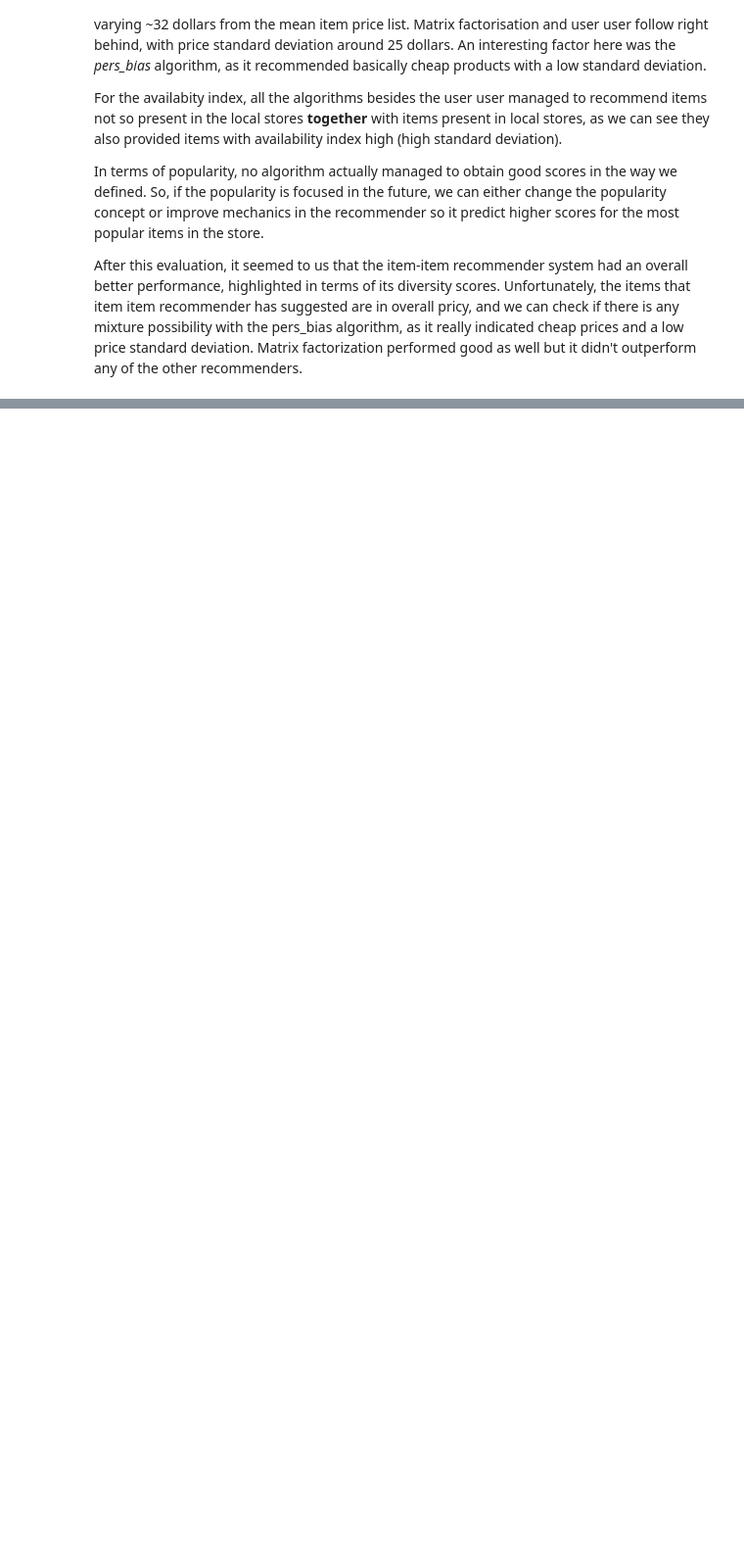
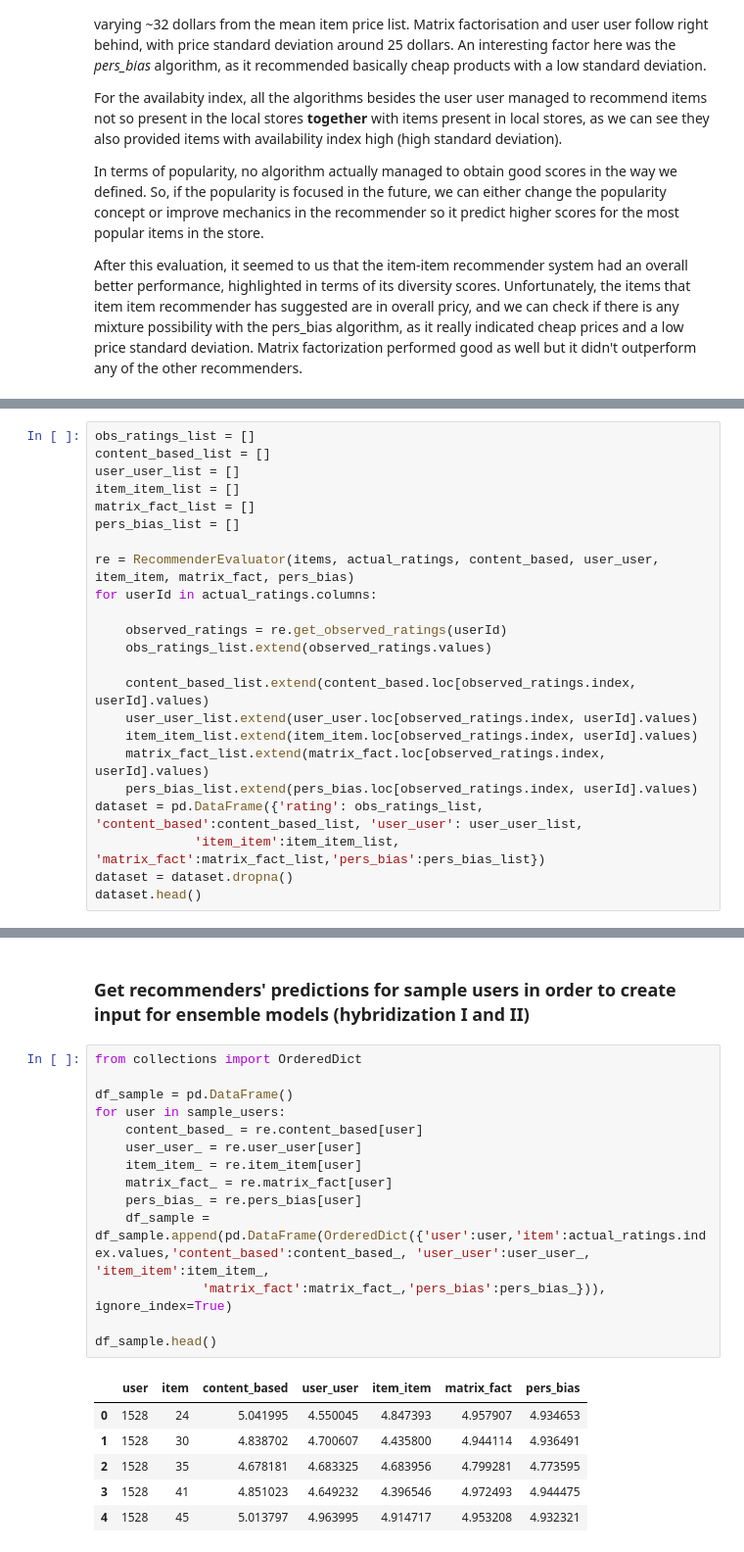
Before and after one commit to caiomiyashiro/RecommenderSystemsNotebooks, a Jupyter notebook: Month 5 Part I - Capstone Assignment II - Metrics Calculation.ipynb, the cells around one changed output, grey strips where cells are left out. Shown at 98% size. Cells and saved outputs as stored; diff of their text form; blank space fills up the shorter version.

```diff
--- a/Month 5 Part I - Capstone Assignment II - Metrics Calculation.ipynb
+++ b/Month 5 Part I - Capstone Assignment II - Metrics Calculation.ipynb
@@ -396,0 +470,23 @@ After this evaluation, it seemed to us that the item-item recommender system had
+# %%
+obs_ratings_list = []
+content_based_list = []
+user_user_list = []
+item_item_list = []
+matrix_fact_list = []
+pers_bias_list = []
+
+re = RecommenderEvaluator(items, actual_ratings, content_based, user_user, item_item, matrix_fact, pers_bias)
+for userId in actual_ratings.columns:
+
+    observed_ratings = re.get_observed_ratings(userId)
+    obs_ratings_list.extend(observed_ratings.values)
+
+    content_based_list.extend(content_based.loc[observed_ratings.index, userId].values)
+    user_user_list.extend(user_user.loc[observed_ratings.index, userId].values)
+    item_item_list.extend(item_item.loc[observed_ratings.index, userId].values)
+    matrix_fact_list.extend(matrix_fact.loc[observed_ratings.index, userId].values)
+    pers_bias_list.extend(pers_bias.loc[observed_ratings.index, userId].values)
+dataset = pd.DataFrame({'rating': obs_ratings_list, 'content_based':content_based_list, 'user_user': user_user_list,
+             'item_item':item_item_list, 'matrix_fact':matrix_fact_list,'pers_bias':pers_bias_list})
+dataset = dataset.dropna()
+dataset.head()
@@ -396,0 +508,23 @@ After this evaluation, it seemed to us that the item-item recommender system had
+# %% [markdown]
+### Get recommenders' predictions  for sample users in order to create input for ensemble models (hybridization I and II)
+# %%
+from collections import OrderedDict
+
+df_sample = pd.DataFrame()
+for user in sample_users:
+    content_based_ = re.content_based[user]
+    user_user_ = re.user_user[user]
+    item_item_ = re.item_item[user]
+    matrix_fact_ = re.matrix_fact[user]
+    pers_bias_ = re.pers_bias[user]
+    df_sample = df_sample.append(pd.DataFrame(OrderedDict({'user':user,'item':actual_ratings.index.values,'content_based':content_based_, 'user_user':user_user_, 'item_item':item_item_,
+              'matrix_fact':matrix_fact_,'pers_bias':pers_bias_})), ignore_index=True)
+
+df_sample.head()
+# %% [output]
+|  | user | item | content_based | user_user | item_item | matrix_fact | pers_bias |
+| 0 | 1528 | 24 | 5.041995 | 4.550045 | 4.847393 | 4.957907 | 4.934653 |
+| 1 | 1528 | 30 | 4.838702 | 4.700607 | 4.435800 | 4.944114 | 4.936491 |
+| 2 | 1528 | 35 | 4.678181 | 4.683325 | 4.683956 | 4.799281 | 4.773595 |
+| 3 | 1528 | 41 | 4.851023 | 4.649232 | 4.396546 | 4.972493 | 4.944475 |
+| 4 | 1528 | 45 | 5.013797 | 4.963995 | 4.914717 | 4.953208 | 4.932321 |
```
Also changed, not shown: parts of 22 cells of this notebook.
